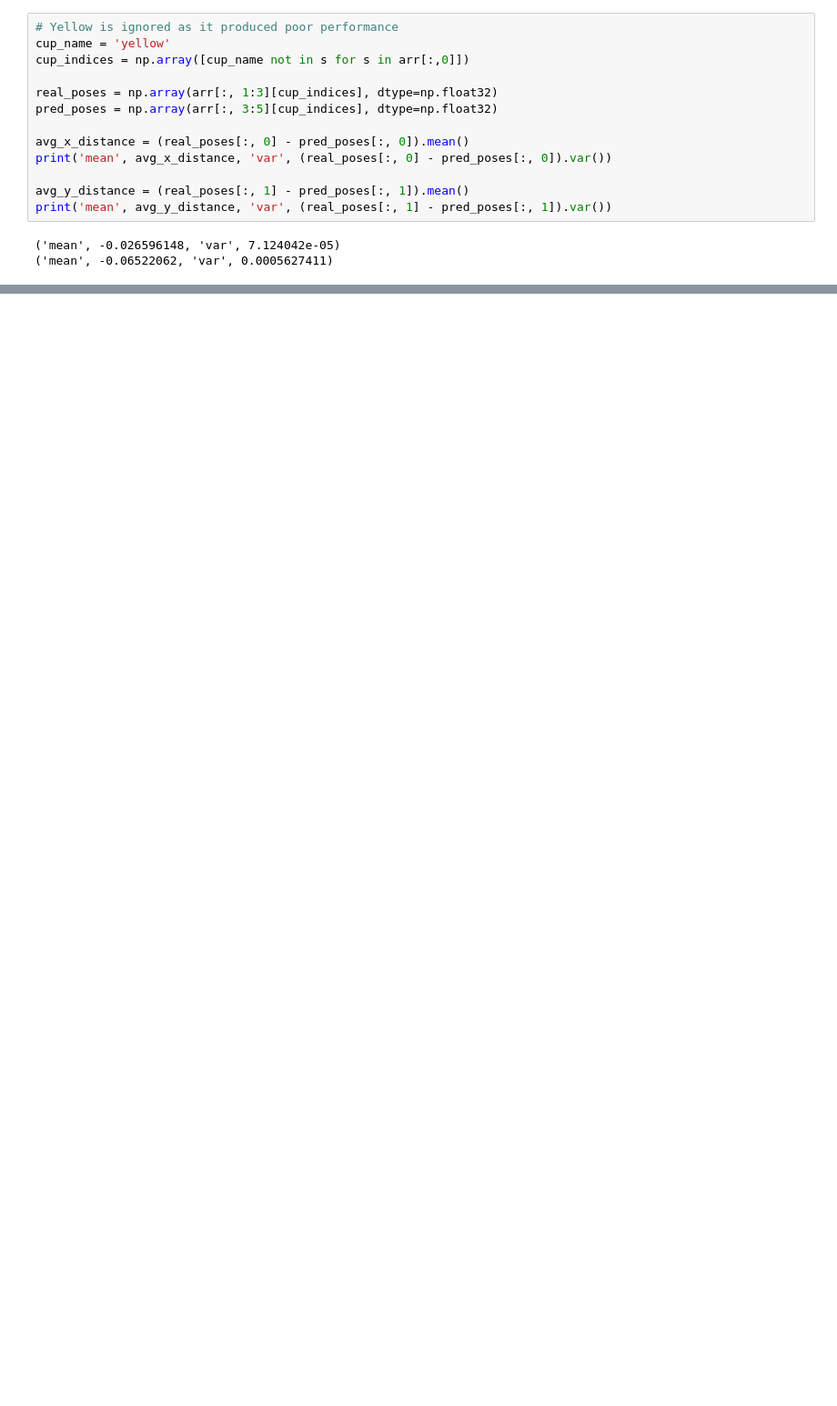
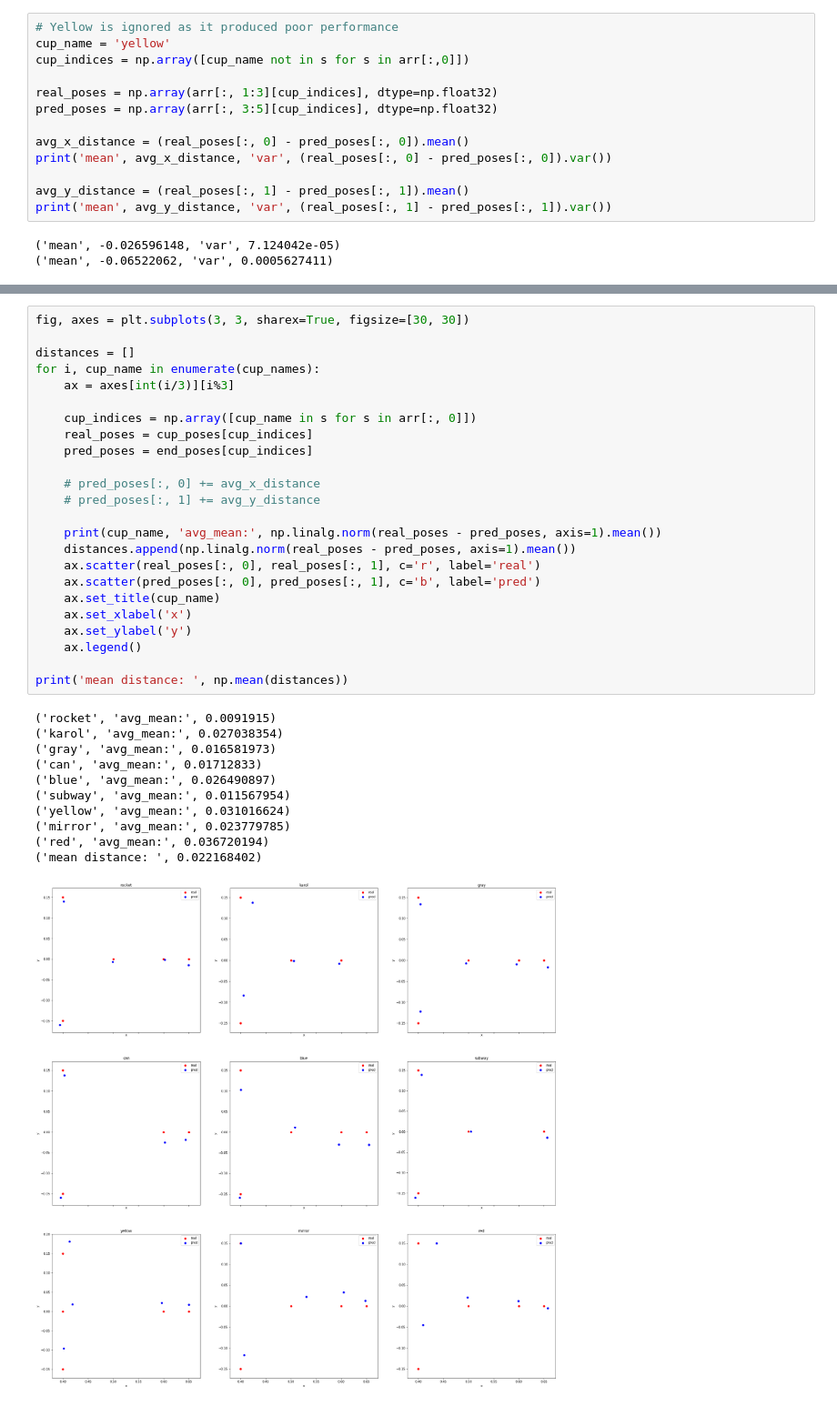
Before and after one commit to gamleksi/affordance_gym, a Jupyter notebook: scripts/kinect_results.py.ipynb, the cells around one changed output, grey strips where cells are left out. Shown at 91% size. Cells and saved outputs as stored; diff of their text form; blank space fills up the shorter version.

```diff
--- a/scripts/kinect_results.py.ipynb
+++ b/scripts/kinect_results.py.ipynb
@@ -353,0 +455,36 @@ for i, cup_name in enumerate(cup_names):
+# %%
+fig, axes = plt.subplots(3, 3, sharex=True, figsize=[30, 30])
+
+distances = []
+for i, cup_name in enumerate(cup_names):
+    ax = axes[int(i/3)][i%3]
+
+    cup_indices = np.array([cup_name in s for s in arr[:, 0]])
+    real_poses = cup_poses[cup_indices]
+    pred_poses = end_poses[cup_indices]
+
+    # pred_poses[:, 0] += avg_x_distance
+    # pred_poses[:, 1] += avg_y_distance
+
+    print(cup_name, 'avg_mean:', np.linalg.norm(real_poses - pred_poses, axis=1).mean())
+    distances.append(np.linalg.norm(real_poses - pred_poses, axis=1).mean())
+    ax.scatter(real_poses[:, 0], real_poses[:, 1], c='r', label='real')
+    ax.scatter(pred_poses[:, 0], pred_poses[:, 1], c='b', label='pred')
+    ax.set_title(cup_name)
+    ax.set_xlabel('x')
+    ax.set_ylabel('y')
+    ax.legend()
+
+print('mean distance: ', np.mean(distances))
+# %% [output]
+('rocket', 'avg_mean:', 0.0091915)
+('karol', 'avg_mean:', 0.027038354)
+('gray', 'avg_mean:', 0.016581973)
+('can', 'avg_mean:', 0.01712833)
+('blue', 'avg_mean:', 0.026490897)
+('subway', 'avg_mean:', 0.011567954)
+('yellow', 'avg_mean:', 0.031016624)
+('mirror', 'avg_mean:', 0.023779785)
+('red', 'avg_mean:', 0.036720194)
+('mean distance: ', 0.022168402)
+[figure, added]
```
Also changed, not shown: parts of 5 cells of this notebook, 6 other files.
